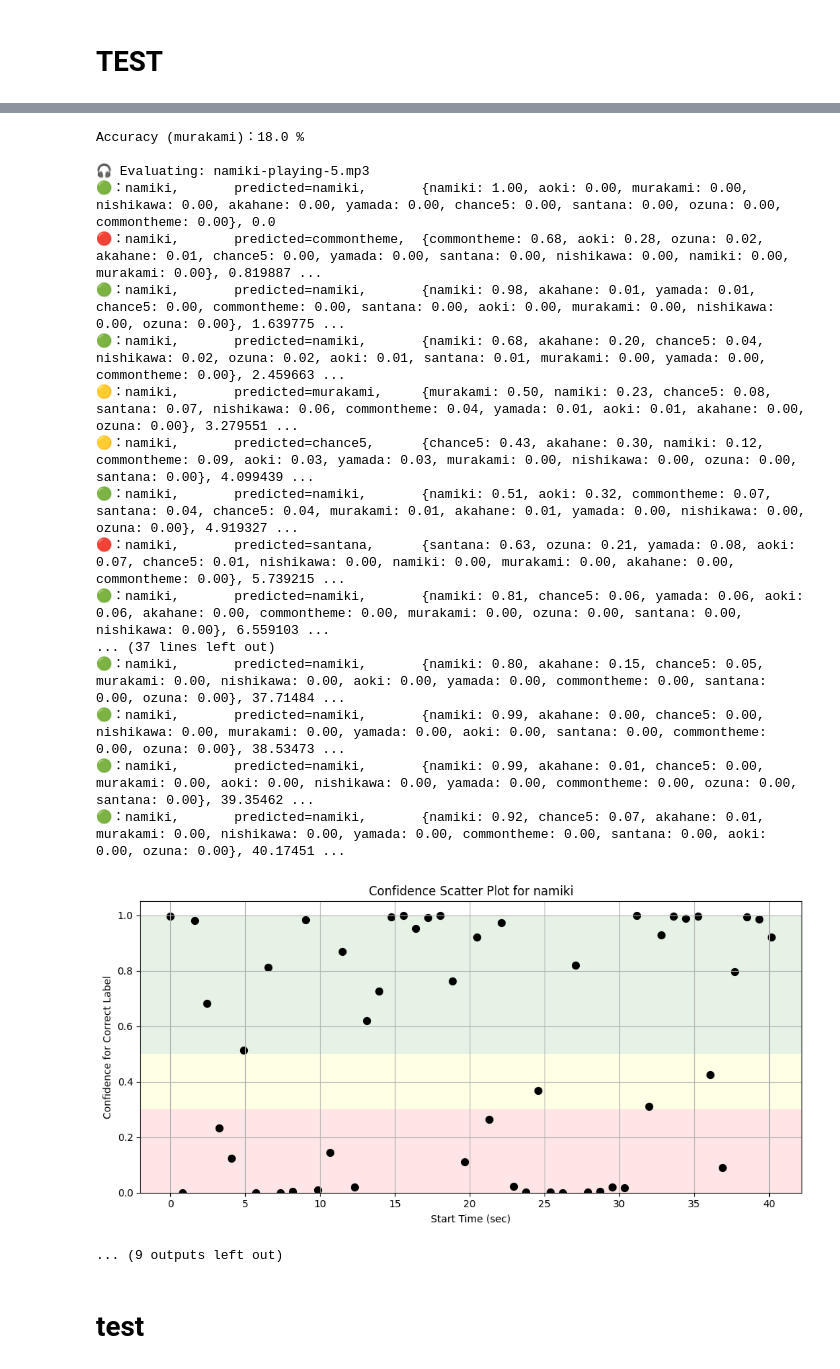
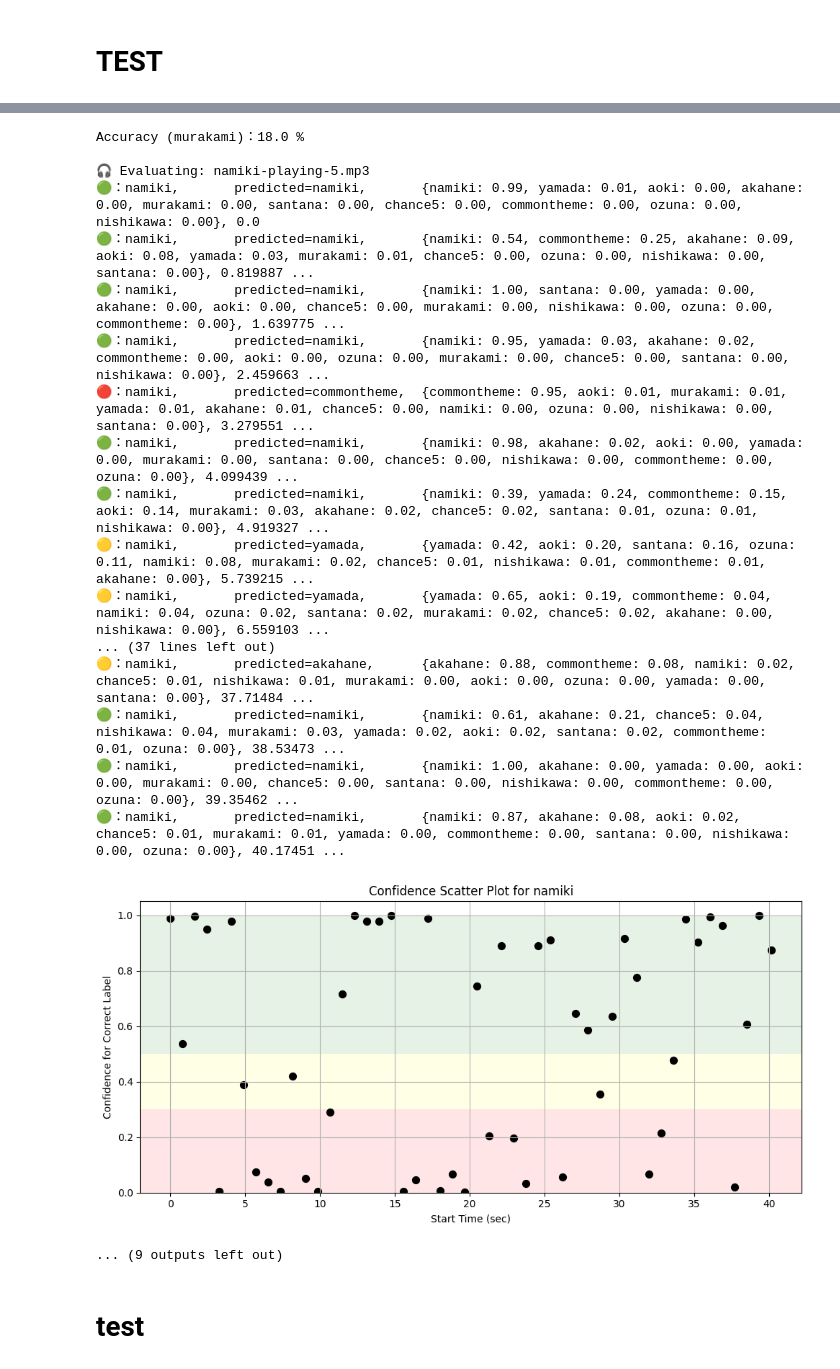
Before and after one commit to YutakaOsaki/ouenka-colab, a Jupyter notebook: model_ouenka_fp_angle.ipynb, the cells around one changed output, grey strips where cells are left out. Saved outputs shown, nothing was run; the diff lists cells and outputs as text; code cells hidden in the pictures.

Commit message:
added model_5m test accuracy 76%

```diff
--- a/model_ouenka_fp_angle.ipynb
+++ b/model_ouenka_fp_angle.ipynb
@@ -326,9 +327,9 @@ def build_cnn_gru_large_model(freq_bins=30, time_steps=100, n_classes=10):
     return model
 
 # 構築例
-model = build_cnn_gru_large_model(
+model_3m = build_cnn_gru_large_model(
     freq_bins=30,
     time_steps=100,
     n_classes=len(y_labels)
 )
-model.summary(line_length=120)
+#model_3m.summary(line_length=120)
@@ -359,7 +438,7 @@ Model: "functional_9"
 X_train, X_test, y_train, y_test = train_test_split(X, y_categorical, test_size=0.2, random_state=42)
 
 # --- 学習 ---
-history = model.fit(
+history = model_5m.fit(
     X_train, y_train,
     epochs=10,
     batch_size=32,
@@ -367,12 +446,12 @@ history = model.fit(
 )
 
 # --- 評価 ---
-test_loss, test_acc = model.evaluate(X_test, y_test, verbose=0)
+test_loss, test_acc = model_5m.evaluate(X_test, y_test, verbose=0)
 print(f"\n✅ Test Accuracy: {test_acc:.2%}")
 print("📘 Labels:", y_labels)
 
 # --- モデル保存 ---
-model.save("/content/model_res_filtered.keras")
+model_5m.save("/content/model_5m.keras")
 print("💾 モデルを保存しました。")
 # %% [output]
 Epoch 1/10
@@ -409,6 +488,7 @@ from tensorflow.keras.models import load_model
 #model_path = "/content/model_filtered.keras"
 #model_path = "/content/drive/MyDrive/classifier-ouenka/classifier_ouenka/keras/model_filtered_1000_anchor12_87%.keras"
 #model = load_model(model_path)
+model = model_5m
 labels = y_labels
 model_input_dim = model.input_shape[1]
 confidence_threshold = 0.5
@@ -631,21 +711,21 @@ Accuracy (commontheme)：100.0 %
 Accuracy (murakami)：18.0 %
 
 🎧 Evaluating: namiki-playing-5.mp3
-🟢：namiki,       predicted=namiki,       {namiki: 1.00, aoki: 0.00, murakami: 0.00, nishikawa: 0.00, akahane: 0.00, yamada: 0.00, chance5: 0.00, santana: 0.00, ozuna: 0.00, commontheme: 0.00}, 0.0
-🔴：namiki,       predicted=commontheme,  {commontheme: 0.68, aoki: 0.28, ozuna: 0.02, akahane: 0.01, chance5: 0.00, yamada: 0.00, santana: 0.00, nishikawa: 0.00, namiki: 0.00, murakami: 0.00}, 0.819887 ...
-🟢：namiki,       predicted=namiki,       {namiki: 0.98, akahane: 0.01, yamada: 0.01, chance5: 0.00, commontheme: 0.00, santana: 0.00, aoki: 0.00, murakami: 0.00, nishikawa: 0.00, ozuna: 0.00}, 1.639775 ...
-🟢：namiki,       predicted=namiki,       {namiki: 0.68, akahane: 0.20, chance5: 0.04, nishikawa: 0.02, ozuna: 0.02, aoki: 0.01, santana: 0.01, murakami: 0.00, yamada: 0.00, commontheme: 0.00}, 2.459663 ...
-🟡：namiki,       predicted=murakami,     {murakami: 0.50, namiki: 0.23, chance5: 0.08, santana: 0.07, nishikawa: 0.06, commontheme: 0.04, yamada: 0.01, aoki: 0.01, akahane: 0.00, ozuna: 0.00}, 3.279551 ...
-🟡：namiki,       predicted=chance5,      {chance5: 0.43, akahane: 0.30, namiki: 0.12, commontheme: 0.09, aoki: 0.03, yamada: 0.03, murakami: 0.00, nishikawa: 0.00, ozuna: 0.00, santana: 0.00}, 4.099439 ...
-🟢：namiki,       predicted=namiki,       {namiki: 0.51, aoki: 0.32, commontheme: 0.07, santana: 0.04, chance5: 0.04, murakami: 0.01, akahane: 0.01, yamada: 0.00, nishikawa: 0.00, ozuna: 0.00}, 4.919327 ...
-🔴：namiki,       predicted=santana,      {santana: 0.63, ozuna: 0.21, yamada: 0.08, aoki: 0.07, chance5: 0.01, nishikawa: 0.00, namiki: 0.00, murakami: 0.00, akahane: 0.00, commontheme: 0.00}, 5.739215 ...
-🟢：namiki,       predicted=namiki,       {namiki: 0.81, chance5: 0.06, yamada: 0.06, aoki: 0.06, akahane: 0.00, commontheme: 0.00, murakami: 0.00, ozuna: 0.00, santana: 0.00, nishikawa: 0.00}, 6.559103 ...
+🟢：namiki,       predicted=namiki,       {namiki: 0.99, yamada: 0.01, aoki: 0.00, akahane: 0.00, murakami: 0.00, santana: 0.00, chance5: 0.00, commontheme: 0.00, ozuna: 0.00, nishikawa: 0.00}, 0.0
+🟢：namiki,       predicted=namiki,       {namiki: 0.54, commontheme: 0.25, akahane: 0.09, aoki: 0.08, yamada: 0.03, murakami: 0.01, chance5: 0.00, ozuna: 0.00, nishikawa: 0.00, santana: 0.00}, 0.819887 ...
+🟢：namiki,       predicted=namiki,       {namiki: 1.00, santana: 0.00, yamada: 0.00, akahane: 0.00, aoki: 0.00, chance5: 0.00, murakami: 0.00, nishikawa: 0.00, ozuna: 0.00, commontheme: 0.00}, 1.639775 ...
+🟢：namiki,       predicted=namiki,       {namiki: 0.95, yamada: 0.03, akahane: 0.02, commontheme: 0.00, aoki: 0.00, ozuna: 0.00, murakami: 0.00, chance5: 0.00, santana: 0.00, nishikawa: 0.00}, 2.459663 ...
+🔴：namiki,       predicted=commontheme,  {commontheme: 0.95, aoki: 0.01, murakami: 0.01, yamada: 0.01, akahane: 0.01, chance5: 0.00, namiki: 0.00, ozuna: 0.00, nishikawa: 0.00, santana: 0.00}, 3.279551 ...
+🟢：namiki,       predicted=namiki,       {namiki: 0.98, akahane: 0.02, aoki: 0.00, yamada: 0.00, murakami: 0.00, santana: 0.00, chance5: 0.00, nishikawa: 0.00, commontheme: 0.00, ozuna: 0.00}, 4.099439 ...
+🟢：namiki,       predicted=namiki,       {namiki: 0.39, yamada: 0.24, commontheme: 0.15, aoki: 0.14, murakami: 0.03, akahane: 0.02, chance5: 0.02, santana: 0.01, ozuna: 0.01, nishikawa: 0.00}, 4.919327 ...
+🟡：namiki,       predicted=yamada,       {yamada: 0.42, aoki: 0.20, santana: 0.16, ozuna: 0.11, namiki: 0.08, murakami: 0.02, chance5: 0.01, nishikawa: 0.01, commontheme: 0.01, akahane: 0.00}, 5.739215 ...
+🟡：namiki,       predicted=yamada,       {yamada: 0.65, aoki: 0.19, commontheme: 0.04, namiki: 0.04, ozuna: 0.02, santana: 0.02, murakami: 0.02, chance5: 0.02, akahane: 0.00, nishikawa: 0.00}, 6.559103 ...
 ... (37 lines left out)
-🟢：namiki,       predicted=namiki,       {namiki: 0.80, akahane: 0.15, chance5: 0.05, murakami: 0.00, nishikawa: 0.00, aoki: 0.00, yamada: 0.00, commontheme: 0.00, santana: 0.00, ozuna: 0.00}, 37.71484 ...
-🟢：namiki,       predicted=namiki,       {namiki: 0.99, akahane: 0.00, chance5: 0.00, nishikawa: 0.00, murakami: 0.00, yamada: 0.00, aoki: 0.00, santana: 0.00, commontheme: 0.00, ozuna: 0.00}, 38.53473 ...
-🟢：namiki,       predicted=namiki,       {namiki: 0.99, akahane: 0.01, chance5: 0.00, murakami: 0.00, aoki: 0.00, nishikawa: 0.00, yamada: 0.00, commontheme: 0.00, ozuna: 0.00, santana: 0.00}, 39.35462 ...
-🟢：namiki,       predicted=namiki,       {namiki: 0.92, chance5: 0.07, akahane: 0.01, murakami: 0.00, nishikawa: 0.00, yamada: 0.00, commontheme: 0.00, santana: 0.00, aoki: 0.00, ozuna: 0.00}, 40.17451 ...
+🟡：namiki,       predicted=akahane,      {akahane: 0.88, commontheme: 0.08, namiki: 0.02, chance5: 0.01, nishikawa: 0.01, murakami: 0.00, aoki: 0.00, ozuna: 0.00, yamada: 0.00, santana: 0.00}, 37.71484 ...
+🟢：namiki,       predicted=namiki,       {namiki: 0.61, akahane: 0.21, chance5: 0.04, nishikawa: 0.04, murakami: 0.03, yamada: 0.02, aoki: 0.02, santana: 0.02, commontheme: 0.01, ozuna: 0.00}, 38.53473 ...
+🟢：namiki,       predicted=namiki,       {namiki: 1.00, akahane: 0.00, yamada: 0.00, aoki: 0.00, murakami: 0.00, chance5: 0.00, santana: 0.00, nishikawa: 0.00, commontheme: 0.00, ozuna: 0.00}, 39.35462 ...
+🟢：namiki,       predicted=namiki,       {namiki: 0.87, akahane: 0.08, aoki: 0.02, chance5: 0.01, murakami: 0.01, yamada: 0.00, commontheme: 0.00, santana: 0.00, nishikawa: 0.00, ozuna: 0.00}, 40.17451 ...
-[figure, old version]
+[figure, new version]
 ... (9 outputs left out)
 # %%
 import matplotlib.pyplot as plt
```
Also changed, not shown: parts of 10 cells of this notebook.
